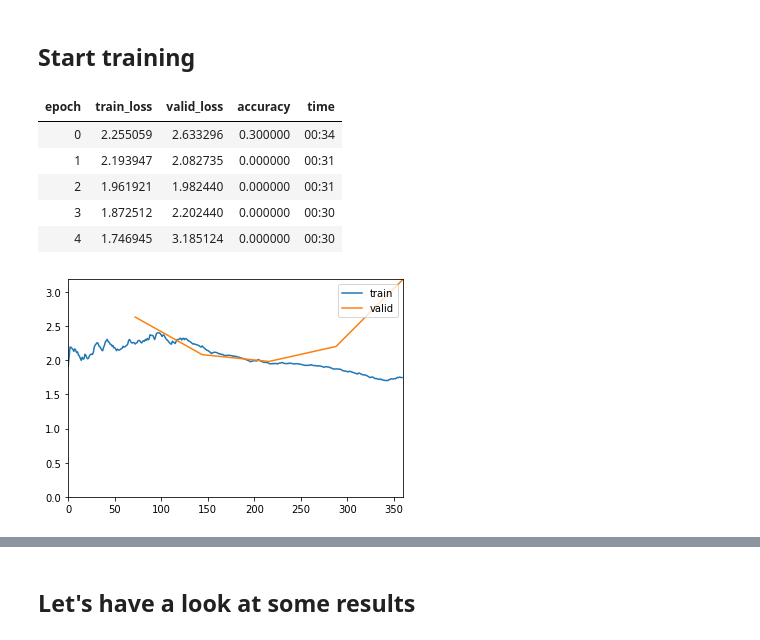
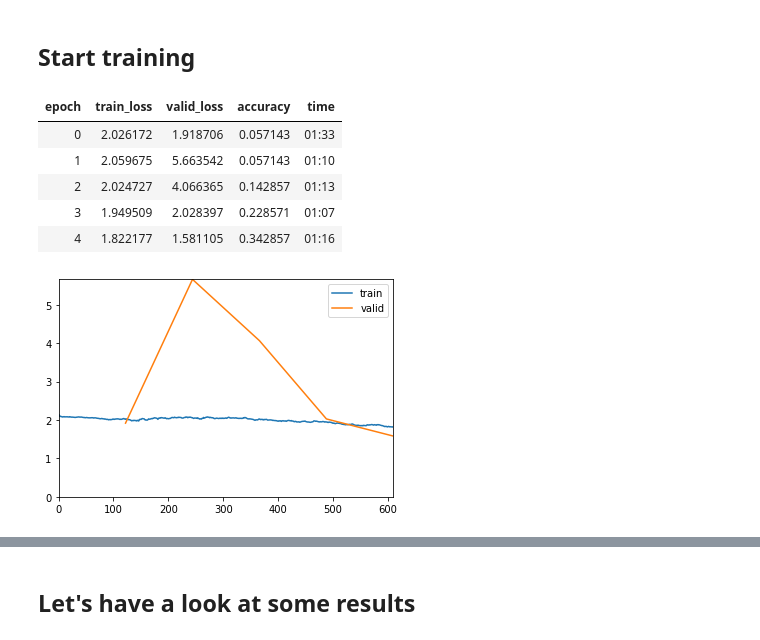
Before and after one commit to DeepMicroscopy/CanineCutaneousTumors, a Jupyter notebook: classification/classification_training.ipynb, the cells around one changed output, grey strips where cells are left out. Drawn from its saved outputs; the diff is of its cells as text; code cells hidden in the pictures.

```diff
--- a/classification/classification_training.ipynb
+++ b/classification/classification_training.ipynb
@@ -51,17 +54,14 @@ encoder = models.xception(c=7)
 # %% [markdown]
 ## Define paths of slide folder and annotation JSON
 # %%
-target_folder = Path("E:/Slides/Canine Skin Tumors")
-annotation_file = "E:/skin_tumors.json"
+target_folder = Path("../catch")
+annotation_file = "../CATCH.json"
 # %% [markdown]
 ## Define dict to match annotation classes used for training
 > Label classes that shall be exluded from training with -1
 # %%
-label_dict = {'Bg': -1, 'Bone': -1, 'Cartilage': -1, 'Dermis': -1, 'Epidermis': -1, 'Subcutis': -1,'Inflamm/Necrosis': -1,'Melanoma': 0, 'Plasmacytoma': 1, 'Mast Cell Tumor': 2, 'PNST': 3, 'SCC': 4, 'Trichoblastoma': 5,'Histiocytoma': 6}
+label_dict = {'Bg': -1, 'Bone': -1, 'Cartilage': -1, 'Dermis': 0, 'Epidermis': 0, 'Subcutis': 0,'Inflamm/Necrosis': 0, 'Melanoma': 1, 'Plasmacytoma': 2, 'Mast Cell Tumor': 3, 'PNST': 4, 'SCC': 5,'Trichoblastoma': 6, 'Histiocytoma': 7}
 # %% [markdown]
 ## Load slides using custom SlideContainer format and split into train, validation and test set
 # %%
-container = load_slides(patch_size,label_dict, level, target_folder,annotation_file = annotation_file, dataset_type='classification')
-train_files, valid_files, test_files= train_val_test_split(container)
-train_data = create_patches(train_files, patches_per_slide)
-valid_data = create_patches(valid_files, patches_per_slide)
+train_files, valid_files, _ = load_slides(["train","valid"], patch_size, label_dict, level, target_folder, annotation_file=annotation_file, dataset_type='classification')
@@ -80,10 +92,9 @@ train = SlideSegmentationItemList(train_data)
 valid = SlideSegmentationItemList(valid_data)
 path = Path('.')
 item_list = ItemLists(path, train, valid)
-item_list = item_list.label_from_func(get_y_func,classes=['Melanoma', 'Plasmacytoma','Mast Cell Tumor', 'PNST', 'SCC', 'Trichoblastoma', 'Histiocytoma'],label_cls=CategoryList)
+item_list = item_list.label_from_func(get_y_func,classes=['Non-Neoplastic', 'Melanoma', 'Plasmacytoma','Mast Cell Tumor', 'PNST', 'SCC', 'Trichoblastoma', 'Histiocytoma'],label_cls=CategoryList)
 #data = item_list.transform(tfms, size=patch_size).databunch(bs=batch_size).normalize()
-data = item_list.transform(tfms, size=patch_size).databunch(bs=batch_size, num_workers=0).normalize() # For Windows set num_workers = 0
-learn = Learner(data, encoder, metrics=accuracy,callback_fns=[ShowGraph])
+data = item_list.transform(tfms, size=patch_size).databunch(bs=batch_size, num_workers=0).normalize(([0.7587, 0.5718, 0.6572],[0.0866, 0.1118, 0.0990])) # For Windows set num_workers = 0
 # %% [markdown]
 ## Let's have a look at the data
 # %%
@@ -97,12 +108,12 @@ learn = Learner(data, encoder, metrics=accuracy,callback_fns=[ShowGraph])
 # %% [markdown]
 ## Start training
 # %%
-learn.fit_one_cycle(5, slice(lr), callbacks=SaveModelCallback(learn, every='improvement', monitor='accuracy',name='classification_learner'))
+learn.fit_one_cycle(5, lr, callbacks=SaveModelCallback(learn, every='improvement', monitor='accuracy',name='classification_learner'))
 # %% [output]
 | epoch | train_loss | valid_loss | accuracy | time |
-| 0 | 2.255059 | 2.633296 | 0.300000 | 00:34 |
-| 1 | 2.193947 | 2.082735 | 0.000000 | 00:31 |
-| 2 | 1.961921 | 1.982440 | 0.000000 | 00:31 |
-| 3 | 1.872512 | 2.202440 | 0.000000 | 00:30 |
-| 4 | 1.746945 | 3.185124 | 0.000000 | 00:30 |
+| 0 | 2.026172 | 1.918706 | 0.057143 | 01:33 |
+| 1 | 2.059675 | 5.663542 | 0.057143 | 01:10 |
+| 2 | 2.024727 | 4.066365 | 0.142857 | 01:13 |
+| 3 | 1.949509 | 2.028397 | 0.228571 | 01:07 |
+| 4 | 1.822177 | 1.581105 | 0.342857 | 01:16 |
-[figure, old version]
+[figure, new version]
```
Also changed, not shown: parts of 10 cells of this notebook, 3 other files.
